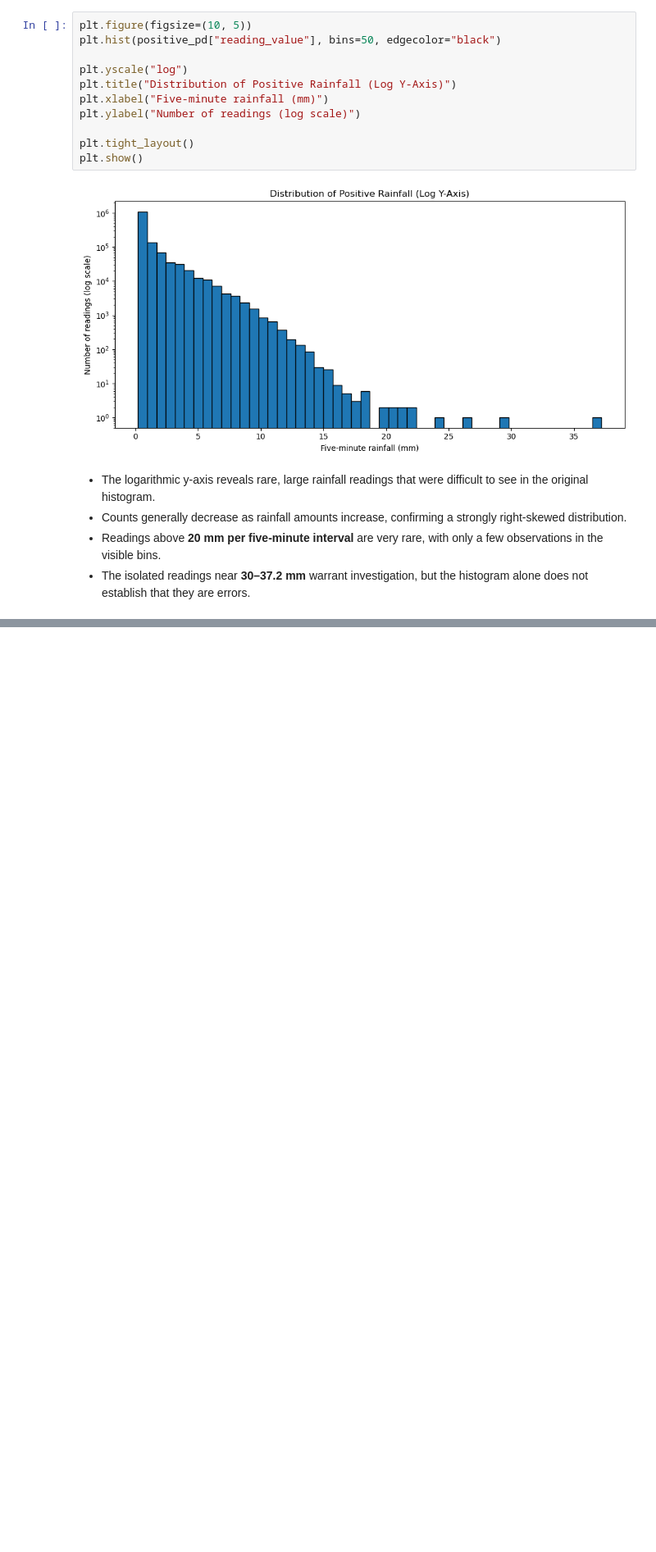
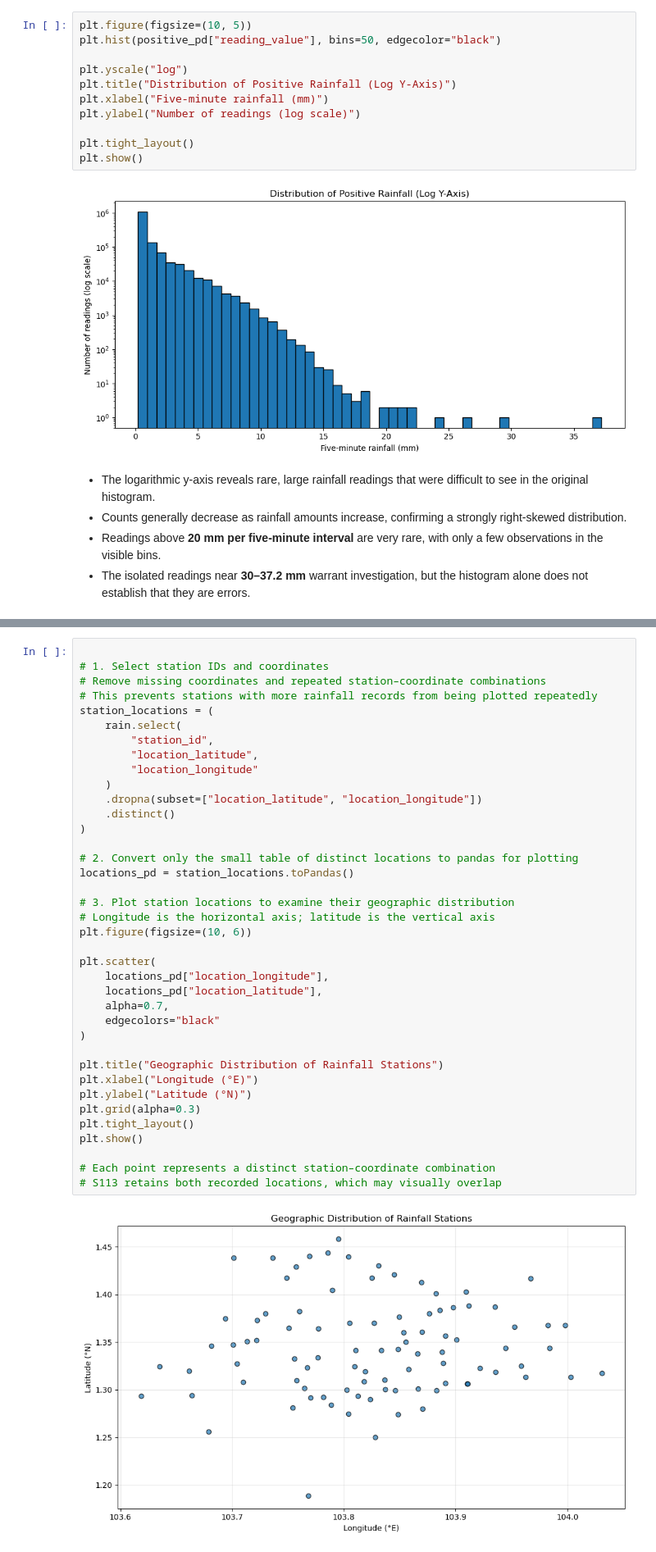
Before and after one commit to KohSiXing/DSA5208-Rainfall-Analysis, a Jupyter notebook: EDA/data_preparation.ipynb, the cells around one changed output, grey strips where cells are left out. Shown at 82% size. Drawn from its saved outputs; the diff is of its cells as text; blank space fills up the shorter version.

```diff
--- a/EDA/data_preparation.ipynb
+++ b/EDA/data_preparation.ipynb
@@ -374,0 +526,40 @@ Record counts by station_device_id
+# %%
+
+# 1. Select station IDs and coordinates
+# Remove missing coordinates and repeated station–coordinate combinations
+# This prevents stations with more rainfall records from being plotted repeatedly
+station_locations = (
+    rain.select(
+        "station_id",
+        "location_latitude",
+        "location_longitude"
+    )
+    .dropna(subset=["location_latitude", "location_longitude"])
+    .distinct()
+)
+
+# 2. Convert only the small table of distinct locations to pandas for plotting
+locations_pd = station_locations.toPandas()
+
+# 3. Plot station locations to examine their geographic distribution
+# Longitude is the horizontal axis; latitude is the vertical axis
+plt.figure(figsize=(10, 6))
+
+plt.scatter(
+    locations_pd["location_longitude"],
+    locations_pd["location_latitude"],
+    alpha=0.7,
+    edgecolors="black"
+)
+
+plt.title("Geographic Distribution of Rainfall Stations")
+plt.xlabel("Longitude (°E)")
+plt.ylabel("Latitude (°N)")
+plt.grid(alpha=0.3)
+plt.tight_layout()
+plt.show()
+
+# Each point represents a distinct station–coordinate combination
+# S113 retains both recorded locations, which may visually overlap
+# %% [output]
+[figure, added]
```
Also changed, not shown: parts of 27 cells of this notebook.
